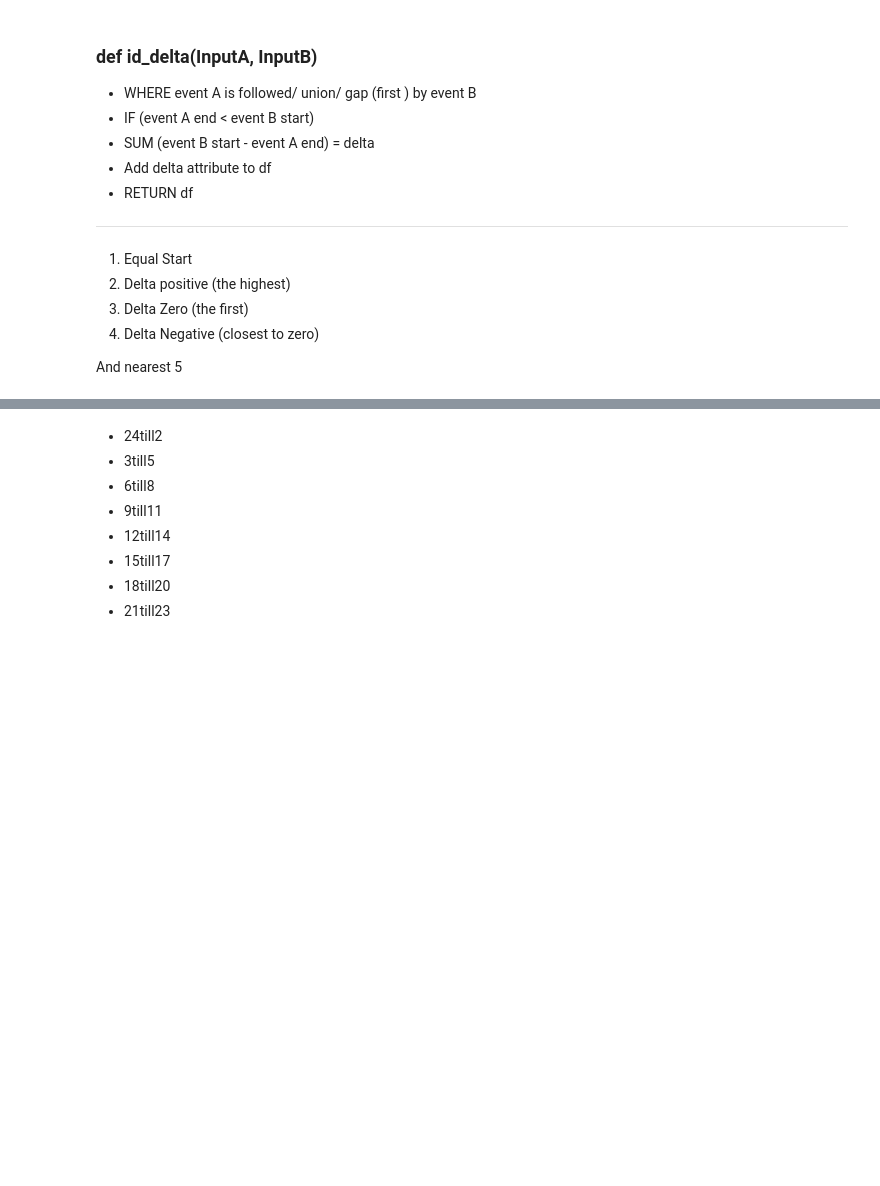
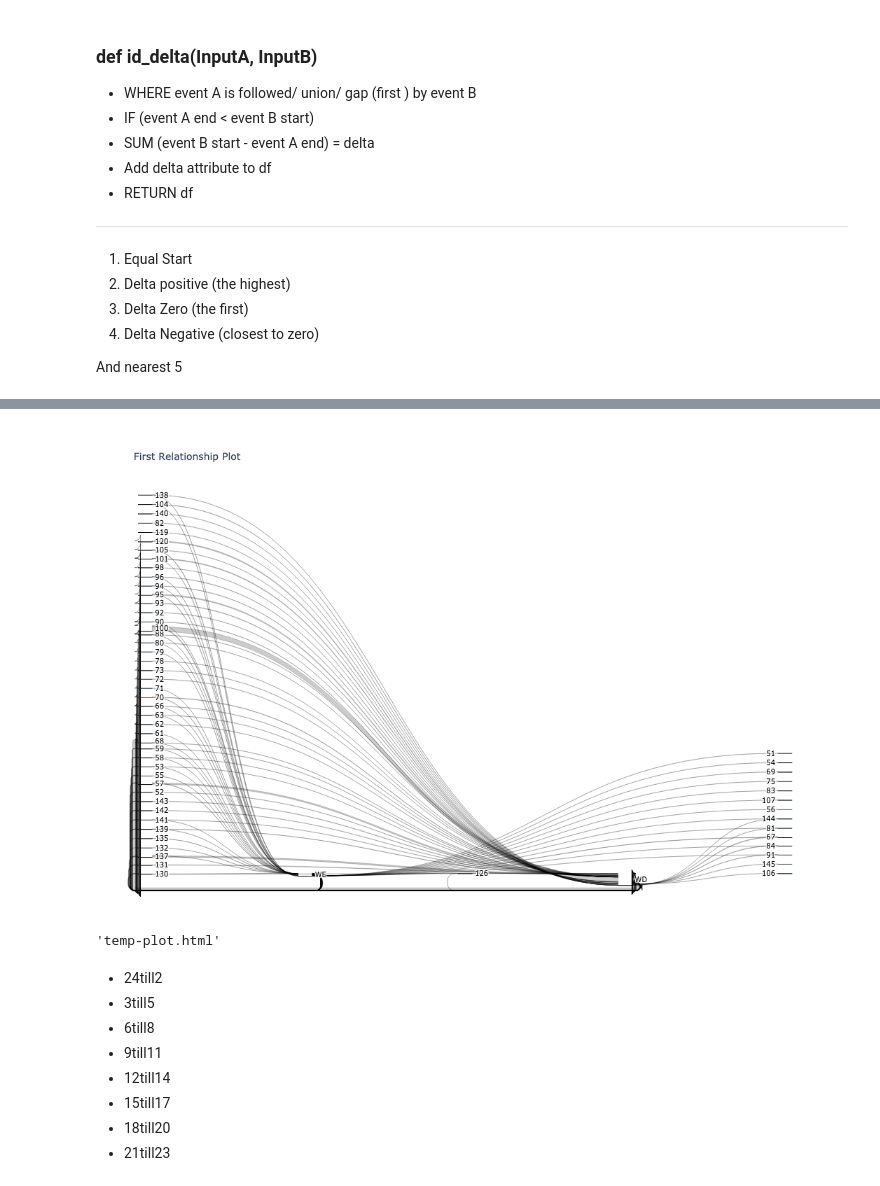
Before and after one commit to TrellixVulnTeam/IoT_ResearchProject_LEL4, a Jupyter notebook: 10. S1b SubAct Interaction Processing.ipynb, the cells around one changed output, grey strips where cells are left out. Drawn from its saved outputs; the diff is of its cells as text; code cells hidden in the pictures; blank space fills up the shorter version.

```diff
--- a/10. S1b SubAct Interaction Processing.ipynb
+++ b/10. S1b SubAct Interaction Processing.ipynb
@@ -203,0 +205,2 @@ ModuleNotFoundError: No module named 'jupyter_nbextensions_configurator'
+# %%
+ds_5n_15s = id_delta(ds, 5, dt.timedelta(0,-15))
@@ -203,0 +262,13 @@ ModuleNotFoundError: No module named 'jupyter_nbextensions_configurator'
+# %%
+ds_5n_15s = add_DAY_WDWE_phaseII(ds_5n_15s)
+# %%
+fig = genSankey(ds_5n_15s, cat_cols=['EventA', 'WDWE', 'EventB'], value_cols='Delta', title='First Relationship Plot')
+go.Figure(fig)
+# %% [output]
+[figure, added]
+# %%
+fig = genSankey(ds_5n_15s, cat_cols=['EventA', 'EventB'], value_cols='Delta', title='First Relationship Plot')
+go.Figure(fig)
+plotly.offline.plot(fig, validate=False)
+# %% [output]
+'temp-plot.html'
```
Also changed, not shown: parts of 25 cells of this notebook, 4 other files.
